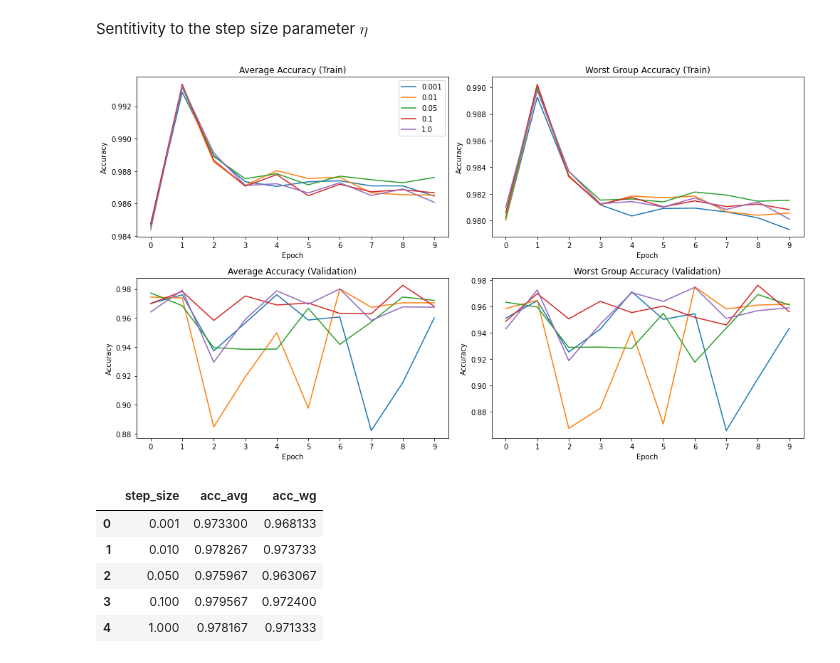
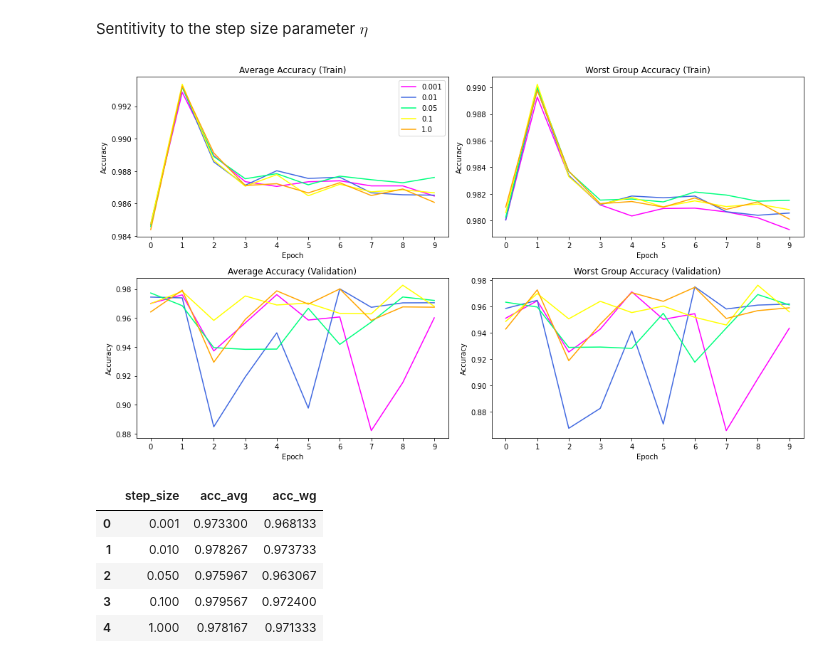
Before and after one commit to WalterSimoncini/CGD-Reproduction, a Jupyter notebook: analysis.ipynb, the cells around one changed output. Saved outputs shown, nothing was run; the diff lists cells and outputs as text; code cells hidden in the pictures.

```diff
--- a/analysis.ipynb
+++ b/analysis.ipynb
@@ -617,18 +618,20 @@ cmnist_c_metrics = average_cmnist_train_eval_metrics(
 epochs, legend = np.arange(10), []
 
 fig, axes = plt.subplots(nrows=2, ncols=2, figsize=(14, 8))
+
+hyperparameter_colors = ["fuchsia", "royalblue", "springgreen", "yellow", "orange", "r"]
 cmnist_c_values = sorted([int(x) for x in list(cmnist_c_metrics.keys())])
 
-for c in cmnist_c_values:
+for c, color in zip(cmnist_c_values, hyperparameter_colors):
     c = str(c)
     legend.append(c)
     c_metrics = cmnist_c_metrics[c]
 
-    axes[0][0].plot(epochs, c_metrics["acc_avgs_train"])
-    axes[0][1].plot(epochs, c_metrics["acc_wgs_train"])
+    axes[0][0].plot(epochs, c_metrics["acc_avgs_train"], color)
+    axes[0][1].plot(epochs, c_metrics["acc_wgs_train"], color)
 
-    axes[1][0].plot(epochs, c_metrics["acc_avgs_val"])
-    axes[1][1].plot(epochs, c_metrics["acc_wgs_val"])
+    axes[1][0].plot(epochs, c_metrics["acc_avgs_val"], color)
+    axes[1][1].plot(epochs, c_metrics["acc_wgs_val"], color)
 
 for ax in axes.flatten():
     ax.set_xlabel("Epoch")
@@ -684,35 +687,35 @@ cmnist_step_size_metrics = average_cmnist_train_eval_metrics(
 # %%
 epochs, legend = np.arange(10), []
 
 fig, axes = plt.subplots(nrows=2, ncols=2, figsize=(14, 8))
 cmnist_step_sizes = sorted(list(cmnist_step_size_metrics.keys()))
 
-for step_size in cmnist_step_sizes:
+for step_size, color in zip(cmnist_step_sizes, hyperparameter_colors):
     legend.append(step_size)
     step_size_values = cmnist_step_size_metrics[step_size]
 
-    axes[0][0].plot(epochs, step_size_values["acc_avgs_train"])
-    axes[0][1].plot(epochs, step_size_values["acc_wgs_train"])
+    axes[0][0].plot(epochs, step_size_values["acc_avgs_train"], color)
+    axes[0][1].plot(epochs, step_size_values["acc_wgs_train"], color)
 
-    axes[1][0].plot(epochs, step_size_values["acc_avgs_val"])
-    axes[1][1].plot(epochs, step_size_values["acc_wgs_val"])
+    axes[1][0].plot(epochs, step_size_values["acc_avgs_val"], color)
+    axes[1][1].plot(epochs, step_size_values["acc_wgs_val"], color)
 
 for ax in axes.flatten():
     ax.set_xlabel("Epoch")
     ax.set_ylabel("Accuracy")
 
     ax.set_xticks(epochs)
 
 axes[0][0].legend([step_size_to_float(v) for v in cmnist_step_sizes], loc="upper right")
 
 axes[0][0].set_title("Average Accuracy (Train)")
 axes[1][0].set_title("Average Accuracy (Validation)")
 axes[0][1].set_title("Worst Group Accuracy (Train)")
 axes[1][1].set_title("Worst Group Accuracy (Validation)")
 
 plt.tight_layout()
 # %% [output]
-[figure, old version]
+[figure, new version]
 # %%
 step_size_index, step_size_avg_test, step_size_wg_test = [], [], []
 
```
Also changed, not shown: parts of 2 cells of this notebook.
